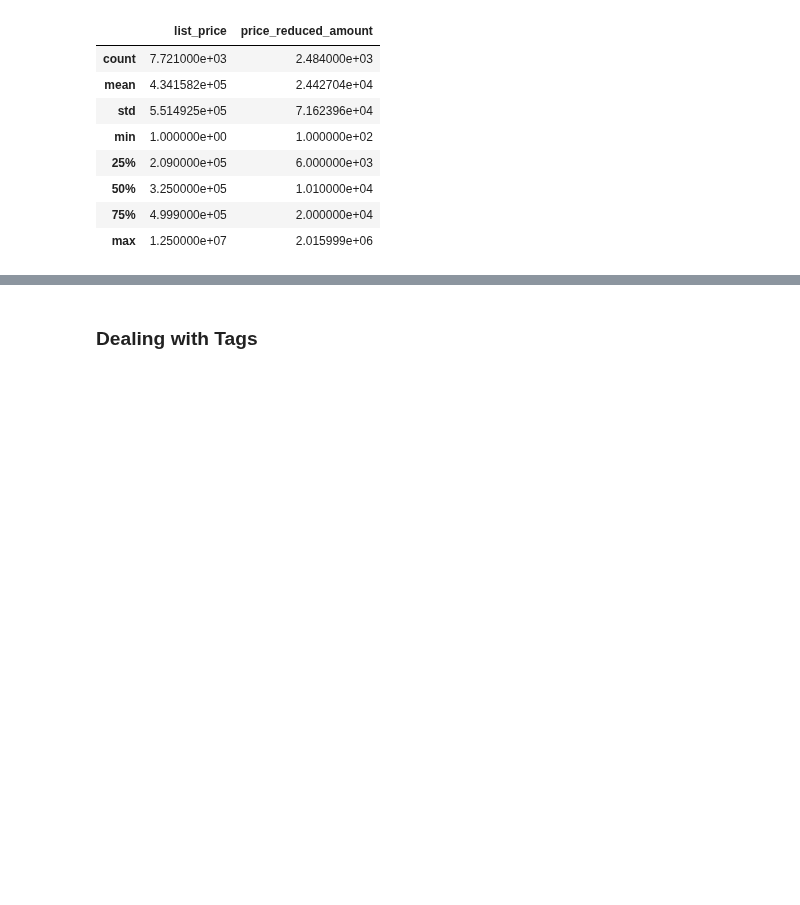
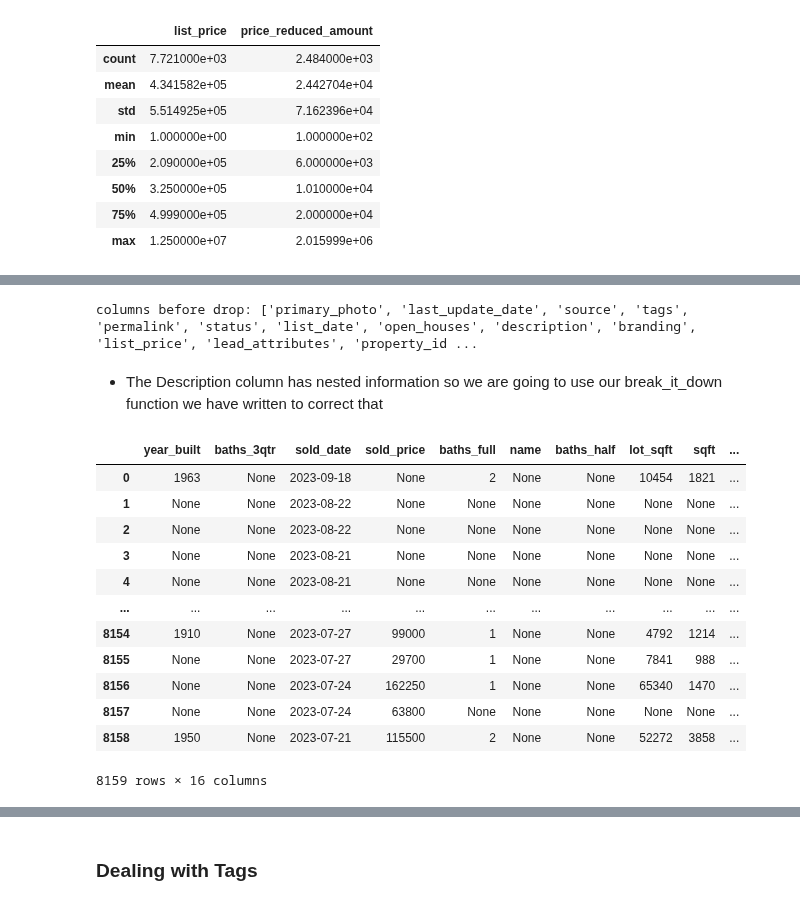
Before and after one commit to FinchWilliam/DS-Midterm-Project, a Jupyter notebook: notebooks/1 - EDA.ipynb, the cells around one changed output, grey strips where cells are left out. Drawn from its saved outputs; the diff is of its cells as text; code cells hidden in the pictures; blank space fills up the shorter version.

```diff
--- a/notebooks/1 - EDA.ipynb
+++ b/notebooks/1 - EDA.ipynb
@@ -307,0 +172,58 @@ df = df[df['type'] != 'duplex_triplex']
+# %%
+#lets make a full list of columns we want to get rid of:
+print("columns before drop:", list(df.columns))
+columns_to_drop = ['primary_photo',
+                   'last_update_date',
+                     'source',
+                      'permalink',
+                        'status',
+                          'list_date',
+                           'open_houses',
+                            'branding',
+                             'list_price',
+                              'lead_attributes',
+                                'photos',
+                                'virtual_tours',
+                                'other_listings',
+                                 'listing_id',
+                                  'price_reduced_amount',
+                                   'matterport',
+                                    'sold_date',
+                                     'products',
+                                      'street_view_url',
+                                       'community',
+                                        'county',
+                                         'line',
+                                           'flags',
+                                            'name',
+                                             'baths_1qtr',
+                                              'sub_type',
+                                               'baths_full',
+                                                'baths_half',
+                                                 'baths_3qtr',
+                                                  'state_code']
+# %% [output]
+columns before drop: ['primary_photo', 'last_update_date', 'source', 'tags', 'permalink', 'status', 'list_date', 'open_houses', 'description', 'branding', 'list_price', 'lead_attributes', 'property_id ...
+# %% [markdown]
+ - The Description column has nested information so we are going to use our break_it_down function we have written to correct that
+# %%
+#description column is nested, lets pull it out and put it back in all split up nice and pretty
+
+desc_df = fv.break_it_down(df['description'])
+columns_to_drop.append('description')
+df[desc_df.columns] = desc_df
+df[desc_df.columns]
+# %% [output]
+|  | year_built | baths_3qtr | sold_date | sold_price | baths_full | name | baths_half | lot_sqft | sqft | ... |
+| 0 | 1963 | None | 2023-09-18 | None | 2 | None | None | 10454 | 1821 | ... |
+| 1 | None | None | 2023-08-22 | None | None | None | None | None | None | ... |
+| 2 | None | None | 2023-08-22 | None | None | None | None | None | None | ... |
+| 3 | None | None | 2023-08-21 | None | None | None | None | None | None | ... |
+| 4 | None | None | 2023-08-21 | None | None | None | None | None | None | ... |
+| ... | ... | ... | ... | ... | ... | ... | ... | ... | ... | ... |
+| 8154 | 1910 | None | 2023-07-27 | 99000 | 1 | None | None | 4792 | 1214 | ... |
+| 8155 | None | None | 2023-07-27 | 29700 | 1 | None | None | 7841 | 988 | ... |
+| 8156 | None | None | 2023-07-24 | 162250 | 1 | None | None | 65340 | 1470 | ... |
+| 8157 | None | None | 2023-07-24 | 63800 | None | None | None | None | None | ... |
+| 8158 | 1950 | None | 2023-07-21 | 115500 | 2 | None | None | 52272 | 3858 | ... |
+8159 rows × 16 columns
```
Also changed, not shown: parts of 50 cells of this notebook, 10 other files.
